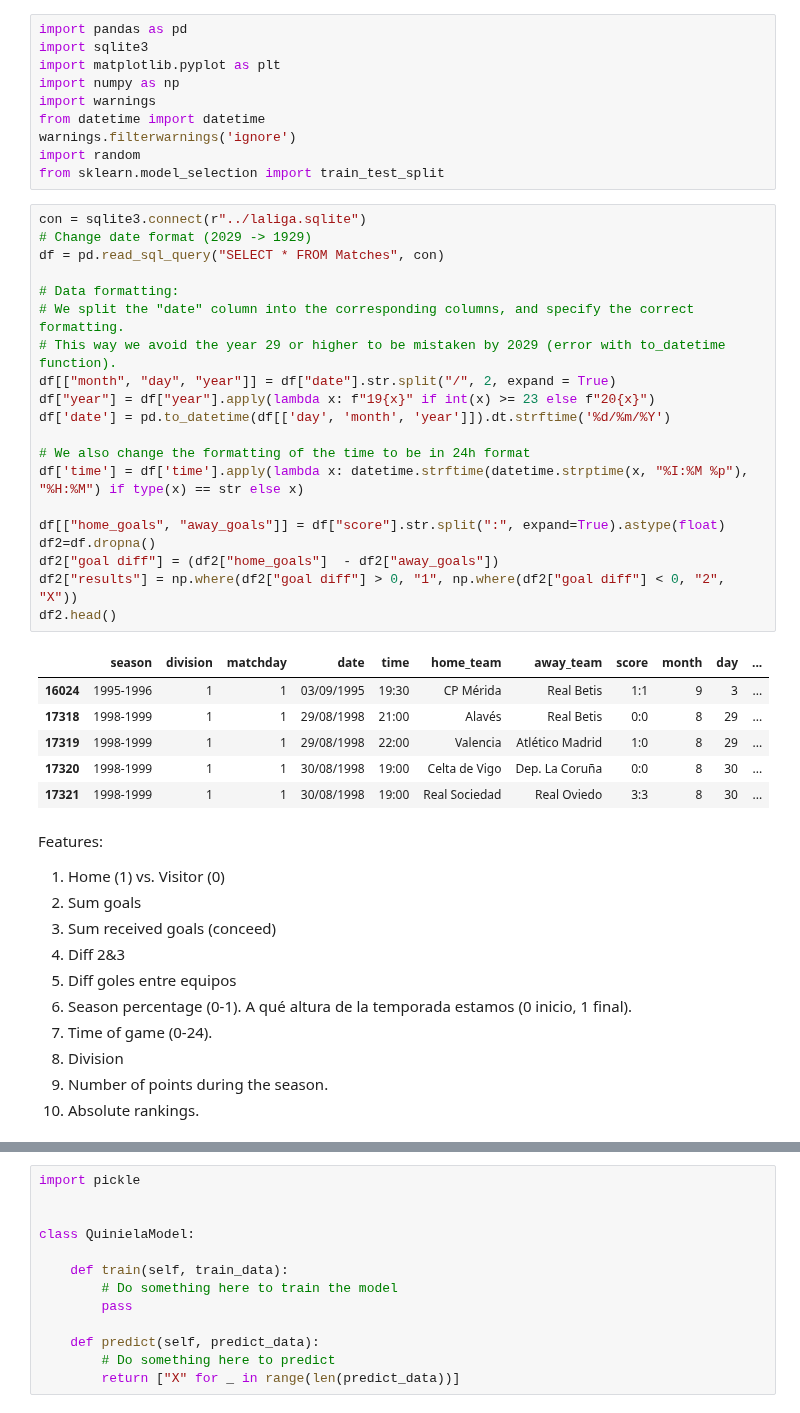
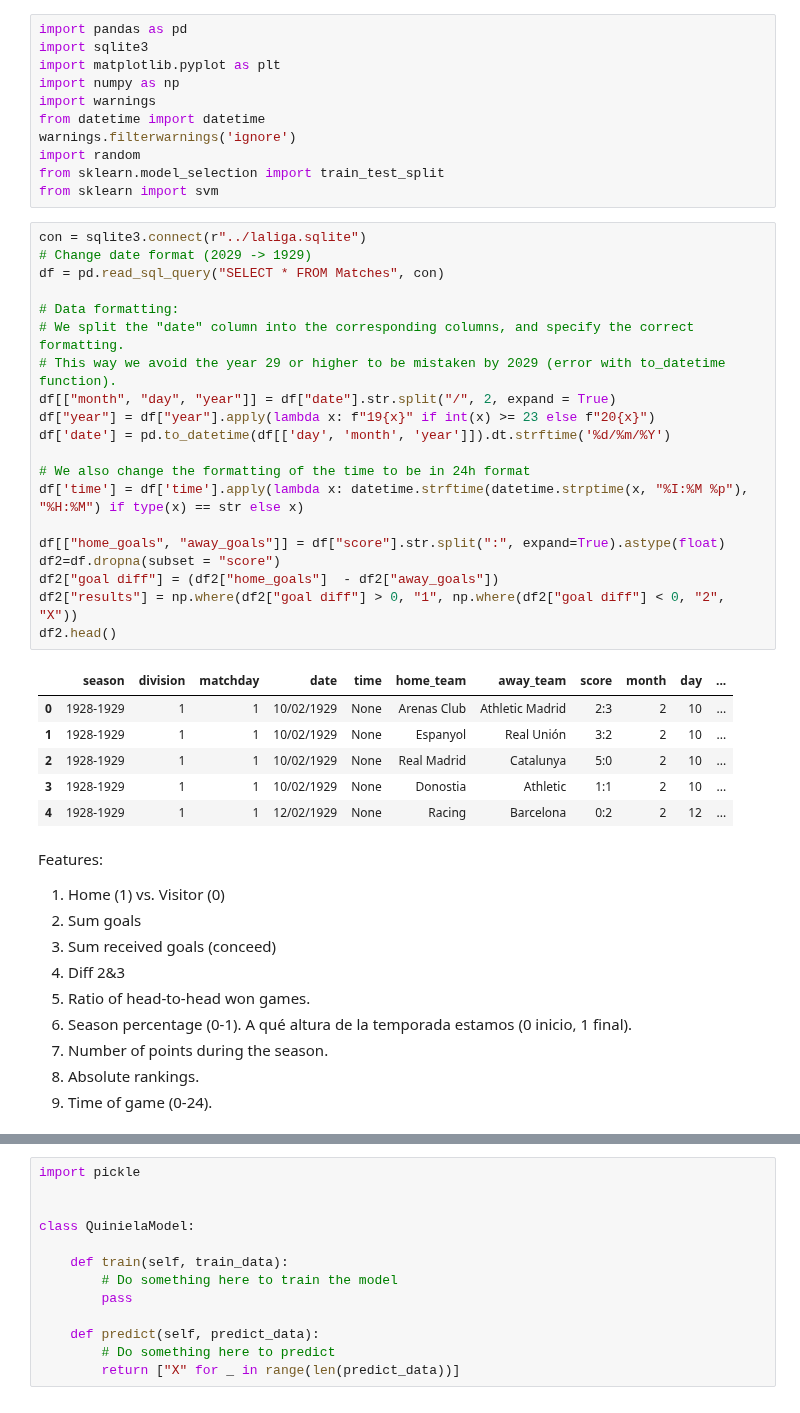
Before and after one commit to alexfulleda98/la-quiniela, a Jupyter notebook: analysis/ModelTesting.ipynb, the cells around one changed output, grey strips where cells are left out. Drawn from its saved outputs; the diff is of its cells as text.

```diff
--- a/analysis/ModelTesting.ipynb
+++ b/analysis/ModelTesting.ipynb
@@ -8,45 +8,45 @@ from datetime import datetime
 warnings.filterwarnings('ignore')
 import random
 from sklearn.model_selection import train_test_split
+from sklearn import svm
 # %%
 con = sqlite3.connect(r"../laliga.sqlite")
 # Change date format (2029 -> 1929)
 df = pd.read_sql_query("SELECT * FROM Matches", con)
 
 # Data formatting:
 # We split the "date" column into the corresponding columns, and specify the correct formatting.
 # This way we avoid the year 29 or higher to be mistaken by 2029 (error with to_datetime function).
 df[["month", "day", "year"]] = df["date"].str.split("/", 2, expand = True)
 df["year"] = df["year"].apply(lambda x: f"19{x}" if int(x) >= 23 else f"20{x}")
 df['date'] = pd.to_datetime(df[['day', 'month', 'year']]).dt.strftime('%d/%m/%Y')
 
 # We also change the formatting of the time to be in 24h format
 df['time'] = df['time'].apply(lambda x: datetime.strftime(datetime.strptime(x, "%I:%M %p"), "%H:%M") if type(x) == str else x)
 
 df[["home_goals", "away_goals"]] = df["score"].str.split(":", expand=True).astype(float)
-df2=df.dropna()
+df2=df.dropna(subset = "score")
 df2["goal diff"] = (df2["home_goals"]  - df2["away_goals"])
 df2["results"] = np.where(df2["goal diff"] > 0, "1", np.where(df2["goal diff"] < 0, "2", "X"))
 df2.head()
 # %% [output]
 |  | season | division | matchday | date | time | home_team | away_team | score | month | day | ... |
-| 16024 | 1995-1996 | 1 | 1 | 03/09/1995 | 19:30 | CP Mérida | Real Betis | 1:1 | 9 | 3 | ... |
-| 17318 | 1998-1999 | 1 | 1 | 29/08/1998 | 21:00 | Alavés | Real Betis | 0:0 | 8 | 29 | ... |
-| 17319 | 1998-1999 | 1 | 1 | 29/08/1998 | 22:00 | Valencia | Atlético Madrid | 1:0 | 8 | 29 | ... |
-| 17320 | 1998-1999 | 1 | 1 | 30/08/1998 | 19:00 | Celta de Vigo | Dep. La Coruña | 0:0 | 8 | 30 | ... |
-| 17321 | 1998-1999 | 1 | 1 | 30/08/1998 | 19:00 | Real Sociedad | Real Oviedo | 3:3 | 8 | 30 | ... |
+| 0 | 1928-1929 | 1 | 1 | 10/02/1929 | None | Arenas Club | Athletic Madrid | 2:3 | 2 | 10 | ... |
+| 1 | 1928-1929 | 1 | 1 | 10/02/1929 | None | Espanyol | Real Unión | 3:2 | 2 | 10 | ... |
+| 2 | 1928-1929 | 1 | 1 | 10/02/1929 | None | Real Madrid | Catalunya | 5:0 | 2 | 10 | ... |
+| 3 | 1928-1929 | 1 | 1 | 10/02/1929 | None | Donostia | Athletic | 1:1 | 2 | 10 | ... |
+| 4 | 1928-1929 | 1 | 1 | 12/02/1929 | None | Racing | Barcelona | 0:2 | 2 | 12 | ... |
 # %% [markdown]
 Features:
 1. Home (1) vs. Visitor (0)
 2. Sum goals
 3. Sum received goals (conceed)
 4. Diff 2&3
-5. Diff goles entre equipos
+5. Ratio of head-to-head won games.
 6. Season percentage (0-1). A qué altura de la temporada estamos (0 inicio, 1 final).
-7. Time of game (0-24).
-8. Division
-9. Number of points during the season.
-10. Absolute rankings.
+7. Number of points during the season.
+8. Absolute rankings.
+9. Time of game (0-24).
 # %%
 #1
 df2['home_win'] = df['home_goals'] > df['away_goals']
```
Also changed, not shown: parts of 12 cells of this notebook.
